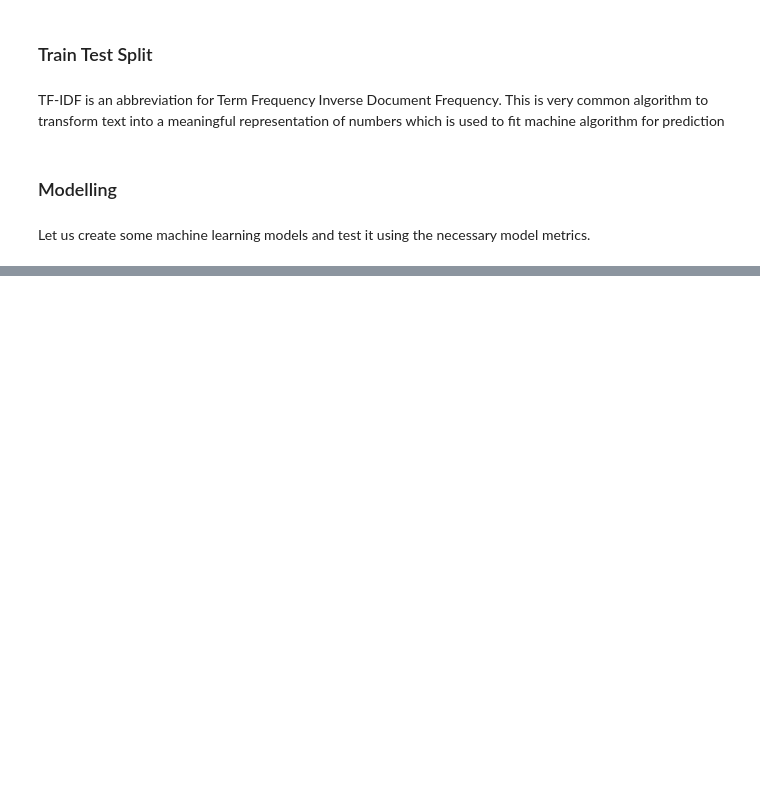
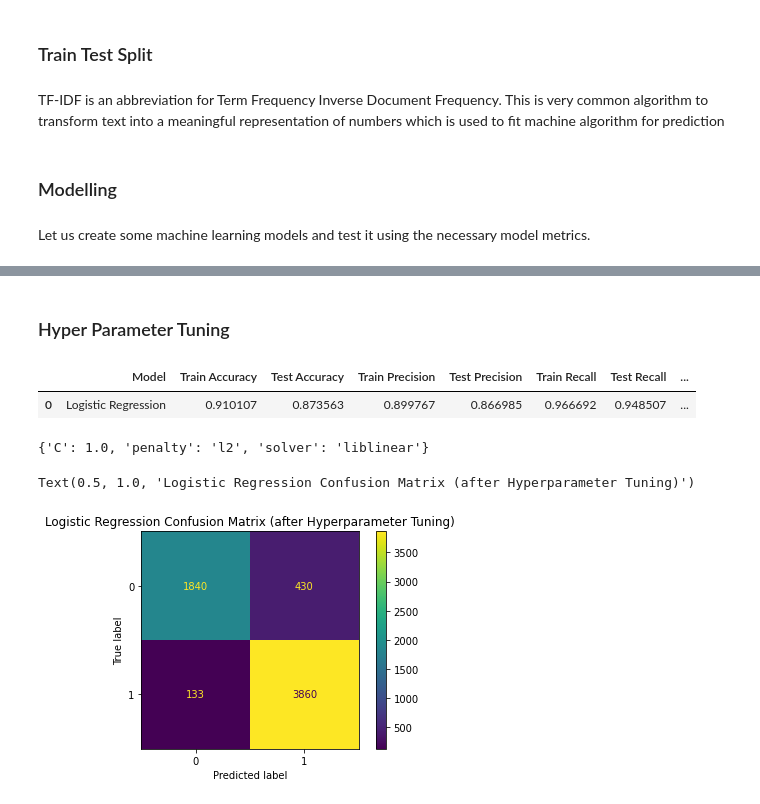
Before and after one commit to Adarsh1331999/Zomato-Clustering_Sentiment-Analysis, a Jupyter notebook: ZOMATO_RESTAURANT_CLUSTERING_AND_SENTIMENT_ANALYSIS.ipynb, the cells around one changed output, grey strips where cells are left out. Cells and saved outputs as stored; diff of their text form; code cells hidden in the pictures; blank space fills up the shorter version.

```diff
--- a/ZOMATO_RESTAURANT_CLUSTERING_AND_SENTIMENT_ANALYSIS.ipynb
+++ b/ZOMATO_RESTAURANT_CLUSTERING_AND_SENTIMENT_ANALYSIS.ipynb
@@ -973,0 +1053,2 @@ from sklearn.metrics import confusion_matrix , ConfusionMatrixDisplay
+# %% [markdown]
+### Hyper Parameter Tuning
@@ -973,0 +1101,24 @@ from sklearn.metrics import confusion_matrix , ConfusionMatrixDisplay
+# %%
+# Logistic Regression Hyperparameters
+LogisticRegressionModel = [["Logistic Regression", LogisticRegression(random_state=42)]]
+LogisticRegressionParms = {'solver' : ['newton-cg', 'lbfgs', 'liblinear'],'penalty': ['l1', 'l2', 'elasticnet'], 'C': [100, 10, 1.0, 0.1, 0.01]}
+# %%
+LGR_Result,LGR_Best_Params, LGR_Train_Cm , LGR_Test_CM = HPTuning(LogisticRegressionModel,LogisticRegressionParms)
+# %%
+LGR_Result
+# %% [output]
+|  | Model | Train Accuracy | Test Accuracy | Train Precision | Test Precision | Train Recall | Test Recall | ... |
+| 0 | Logistic Regression | 0.910107 | 0.873563 | 0.899767 | 0.866985 | 0.966692 | 0.948507 | ... |
+# %%
+LGR_Best_Params
+# %% [output]
+{'C': 1.0, 'penalty': 'l2', 'solver': 'liblinear'}
+# %%
+#Logistic Regression Training Confusion After Hyperparameter tuning
+LGR_Train_CM_Display =  ConfusionMatrixDisplay(confusion_matrix = LGR_Train_Cm)
+LGR_Train_CM_Display.plot()
+plt.grid(False)
+plt.title("Logistic Regression Confusion Matrix (after Hyperparameter Tuning)")
+# %% [output]
+Text(0.5, 1.0, 'Logistic Regression Confusion Matrix (after Hyperparameter Tuning)')
+[figure, added]
```
Also changed, not shown: parts of 17 cells of this notebook.
